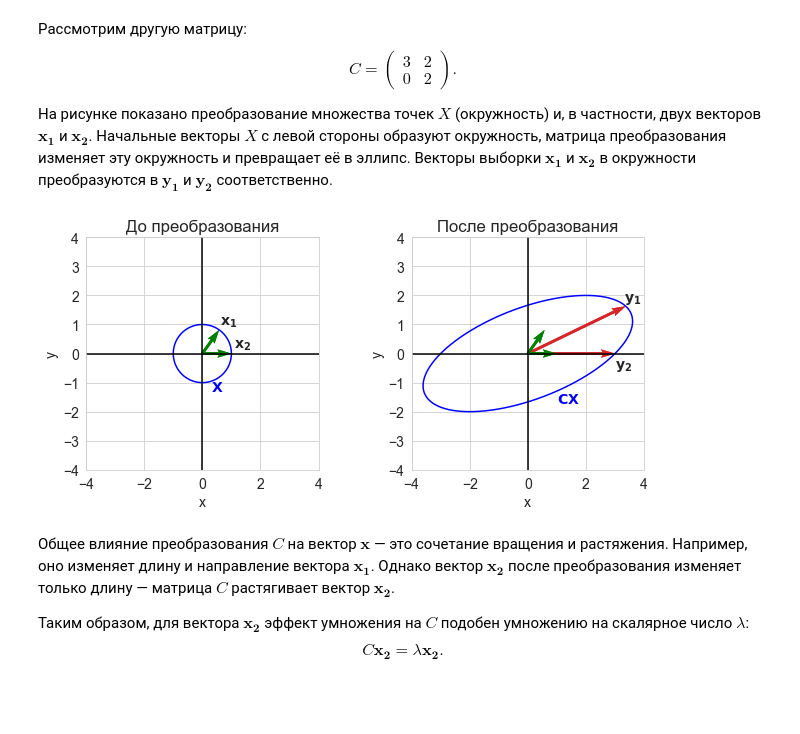
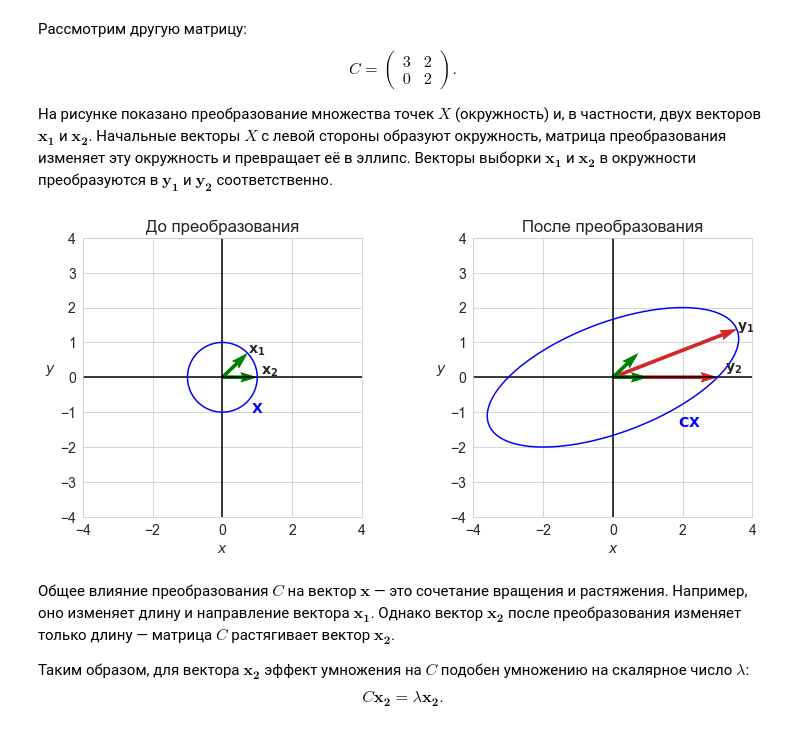
Before and after one commit to aa-savelyev/DaOptSm, a Jupyter notebook: 1.LA/06.Eigen.ipynb, the cells around one changed output. Drawn from its saved outputs; the diff is of its cells as text; code cells hidden in the pictures; blank space fills up the shorter version.

```diff
--- a/1.LA/06.Eigen.ipynb
+++ b/1.LA/06.Eigen.ipynb
@@ -67,4 +71,15 @@ y1 = np.concatenate([x.reshape(1,2), Ax.reshape(1,2)])
 # Reshaping and storing both x and Bx in y2 to be plotted as vectors
 y2 = np.concatenate([x.reshape(1,2), Bx.reshape(1,2)])
 origin = [[0,0], [0,0]] # origin point
+# %%
+def make_decor(ax, xlims, ylims):
+    for axi in ax.flatten():
+        axi.axhline(y=0, color='k')
+        axi.axvline(x=0, color='k')
+        axi.set_xlabel('$x$')
+        axi.set_ylabel('$y$', rotation=0, ha='right')
+        axi.set_xlim(xlims)
+        axi.set_ylim(ylims)
+        axi.set_aspect('equal')
+        axi.set_axisbelow(True)
 # %%
@@ -132,63 +130,47 @@ C = np.array([[3, 2],
 Y = C @ X  # Vectors in t are the transformed vectors of x
 
 # getting a sample vector from x
-xs_1 = X[:, 15]
-xs_2 = X[:, 0]
-ys_1 = C @ xs_1
-ys_2 = C @ xs_2
+xs1 = X[:, 12]
+xs2 = X[:, 0]
+ys1 = C @ xs1
+ys2 = C @ xs2
 # %%
-fig, (ax1, ax2) = plt.subplots(1, 2, figsize=(10,15))
+fig, ax = plt.subplots(1, 2, figsize=(12, 8))
 
 plt.subplots_adjust(wspace=0.4)
+xlims = [-4, 4]
+ylims = [-4, 4]
+make_decor(ax, xlims, ylims)
 
 # Plotting X
-ax1.plot(X[0,:], X[1,:], color='b')
-ax1.quiver(*origin, xs_1[0], xs_1[1], color=['g'], width=0.012,
-           angles='xy', scale_units='xy', scale=1)
-ax1.quiver(*origin, xs_2[0], xs_2[1], color=['g'], width=0.012,
-           angles='xy', scale_units='xy', scale=1)
-ax1.set_xlabel('x')
-ax1.set_ylabel('y')
-ax1.set_xlim([-4,4])
-ax1.set_ylim([-4,4])
-ax1.set_aspect('equal')
-ax1.grid(True)
-ax1.set_axisbelow(True)
-ax1.set_title("До преобразования")
-ax1.axhline(y=0, color='k')
-ax1.axvline(x=0, color='k')
-ax1.text(0.6, 1.0, "$\mathbf{x_1}$")
-ax1.text(1.1, 0.2, "$\mathbf{x_2}$")
-ax1.text(0.3, -1.3, "$\mathbf{X}$", color='b')
+ax[0].plot(X[0,:], X[1,:], color='b')
+ax[0].quiver(*origin, xs1[0], xs1[1], color=['g'], width=0.012,
+             angles='xy', scale_units='xy', scale=1)
+ax[0].quiver(*origin, xs2[0], xs2[1], color=['g'], width=0.012,
+             angles='xy', scale_units='xy', scale=1)
+ax[0].set_title("До преобразования")
+ax[0].text(*xs1, "$\mathbf{x_1}$")
+ax[0].text(*(xs2+[.1,.1]), "$\mathbf{x_2}$")
+ax[0].text(*(1.3*X[:,-15]), "$\mathbf{X}$", color='b')
 
 # Plotting Y
-ax2.plot(Y[0, :], Y[1, :], color='b')
-ax2.quiver(*origin, ys_1[0], ys_1[1], color=cm(3),
-           width=0.012, angles='xy', scale_units='xy', scale=1)
-ax2.quiver(*origin, ys_2[0], ys_2[1], color=cm(3),
-           width=0.012, angles='xy', scale_units='xy', scale=1)
-ax2.quiver(*origin, xs_1[0], xs_1[1], color=['g'],
-           width=0.012, angles='xy', scale_units='xy', scale=1)
-ax2.quiver(*origin, xs_2[0], xs_2[1], color=['g'],
-           width=0.012, angles='xy', scale_units='xy', scale=1)
-ax2.set_xlabel('x')
-ax2.set_ylabel('y')
-ax2.set_xlim([-4,4])
-ax2.set_ylim([-4,4])
-ax2.set_aspect('equal')
-ax2.grid(True)
-ax2.set_axisbelow(True)
-ax2.set_title("После преобразования")
-ax2.axhline(y=0, color='k')
-ax2.axvline(x=0, color='k')
-ax2.text(3.3,  1.8, "$\mathbf{y_1}$")
-ax2.text(3.0, -0.5, "$\mathbf{y_2}$")
-ax2.text(1.0, -1.7, "$\mathbf{CX}$", color='b')
+ax[1].plot(Y[0, :], Y[1, :], color='b')
+ax[1].quiver(*origin, ys1[0], ys1[1], color=cm(3),
+             width=0.012, angles='xy', scale_units='xy', scale=1)
+ax[1].quiver(*origin, ys2[0], ys2[1], color=cm(3),
+             width=0.012, angles='xy', scale_units='xy', scale=1)
+ax[1].quiver(*origin, xs1[0], xs1[1], color=['g'],
+             width=0.012, angles='xy', scale_units='xy', scale=1)
+ax[1].quiver(*origin, xs2[0], xs2[1], color=['g'],
+             width=0.012, angles='xy', scale_units='xy', scale=1)
+ax[1].set_title("После преобразования")
+ax[1].text(*ys1, "$\mathbf{y_1}$")
+ax[1].text(*(ys2+[.2,.2]), "$\mathbf{y_2}$")
+ax[1].text(*(1.3*Y[:,-10]), "$\mathbf{CX}$", color='b')
 
-# plt.savefig('1.png', dpi=300, bbox_inches='tight')
 plt.show()
 # %% [output]
-[figure, old version]
+[figure, new version]
 # %% [markdown]
 Общее влияние преобразования $C$ на вектор $\mathbf{x}$ &mdash; это сочетание вращения и растяжения.
 Например, оно изменяет  длину и направление вектора $\mathbf{x_1}$.
```
Also changed, not shown: parts of 33 cells of this notebook, 24 other files.
